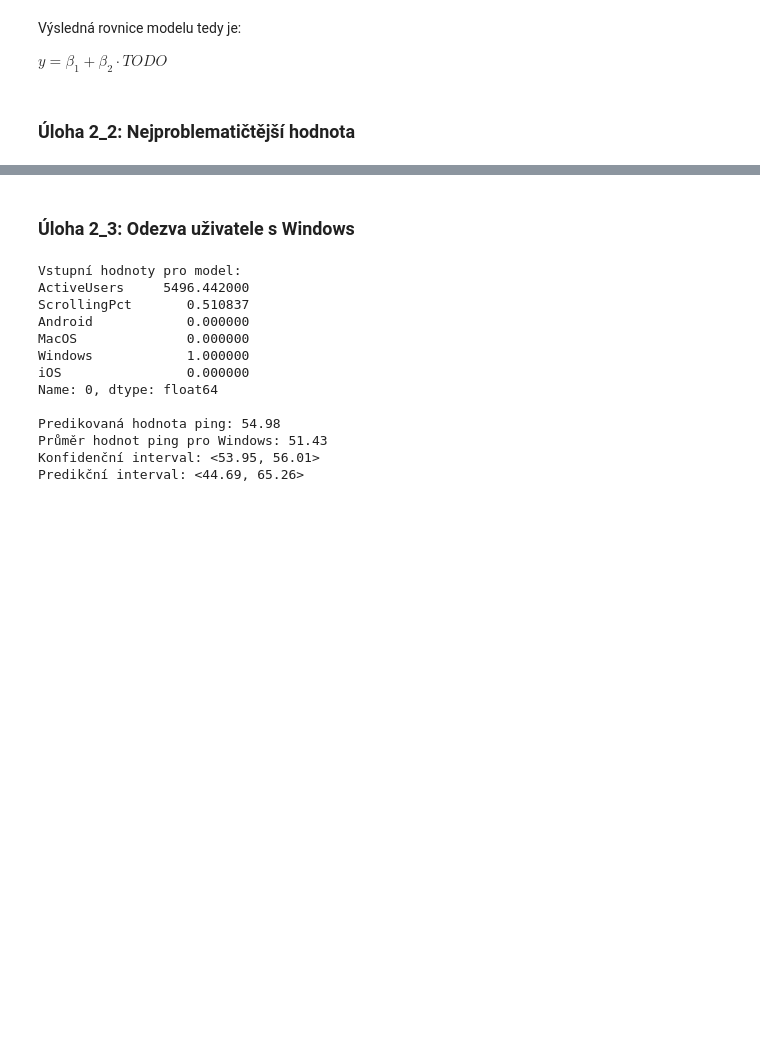
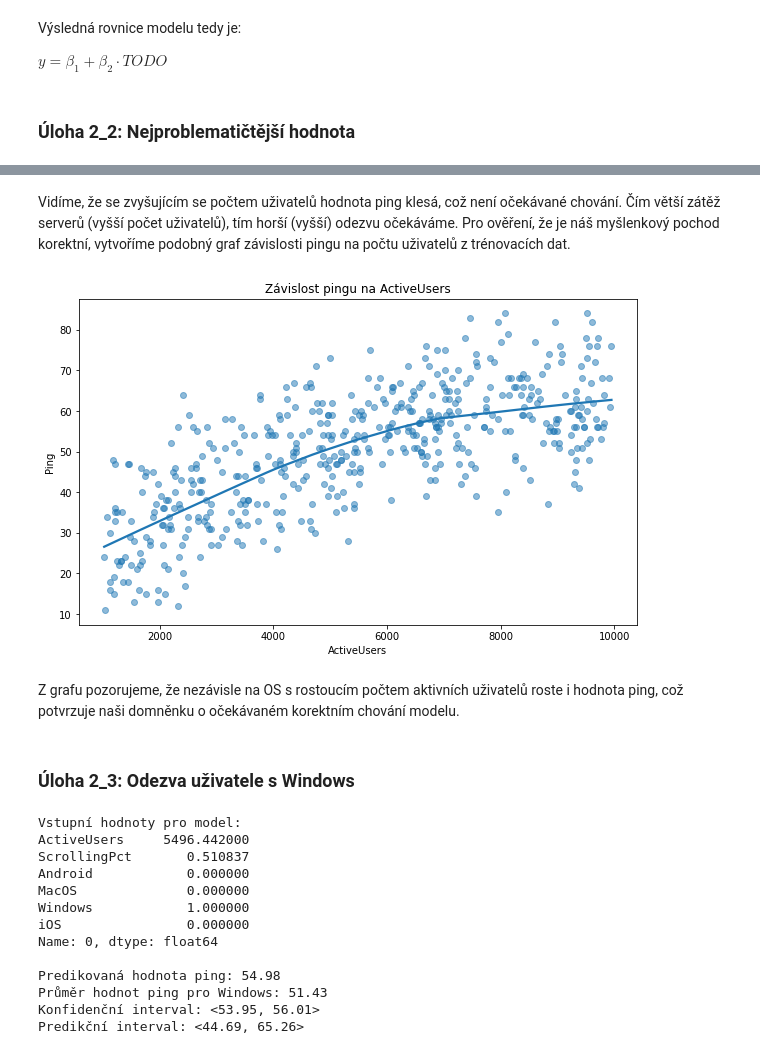
Before and after one commit to Filda99/FIT-MSP, a Jupyter notebook: Proj2/msp_proj2.ipynb, the cells around one changed output, grey strips where cells are left out. Drawn from its saved outputs; the diff is of its cells as text; code cells hidden in the pictures; blank space fills up the shorter version.

```diff
--- a/Proj2/msp_proj2.ipynb
+++ b/Proj2/msp_proj2.ipynb
@@ -820,3 +888,18 @@ Ono totiž nejde pochopit jestli chtějí nejproblematičtější ping (tedy nej
+# %% [markdown]
+Vidíme, že se zvyšujícím se počtem uživatelů hodnota ping klesá, což není očekávané chování. Čím větší zátěž serverů (vyšší počet uživatelů), tím horší (vyšší) odezvu očekáváme. Pro ověření, že je náš myšlenkový pochod korektní, vytvoříme podobný graf závislosti pingu na počtu uživatelů z trénovacích dat.
+# %%
+# Závislost pingu na ActiveUsers z trénovacích dat pomocí lowess plotu
+plt.figure(figsize=(10, 6))
+
+sns.regplot(x='ActiveUsers', y='Ping', data=data_task2, lowess=True, scatter_kws={'alpha':0.5})
+plt.title('Závislost pingu na ActiveUsers')
+plt.xlabel('ActiveUsers')
+plt.ylabel('Ping')
+plt.show()
+# %% [output]
+[figure, added]
+# %% [markdown]
+Z grafu pozorujeme, že nezávisle na OS s rostoucím počtem aktivních uživatelů roste i hodnota ping, což potvrzuje naši domněnku o očekávaném korektním chování modelu.
 # %% [markdown]
 ### Úloha 2_3: Odezva uživatele s Windows
 # %%
```
Also changed, not shown: parts of 7 cells of this notebook.
